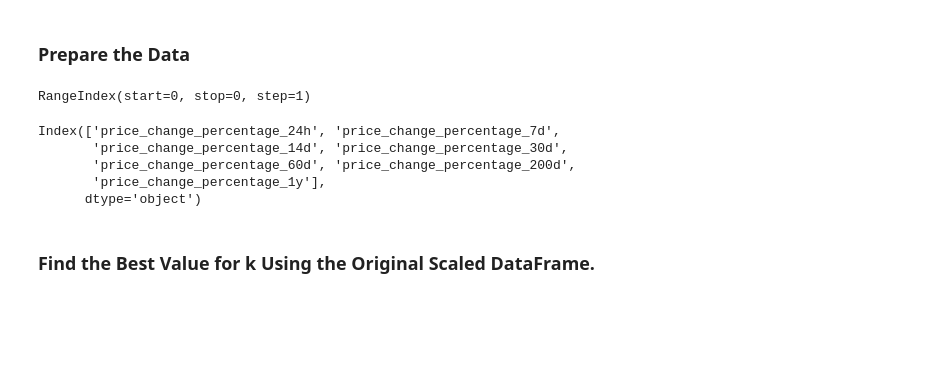
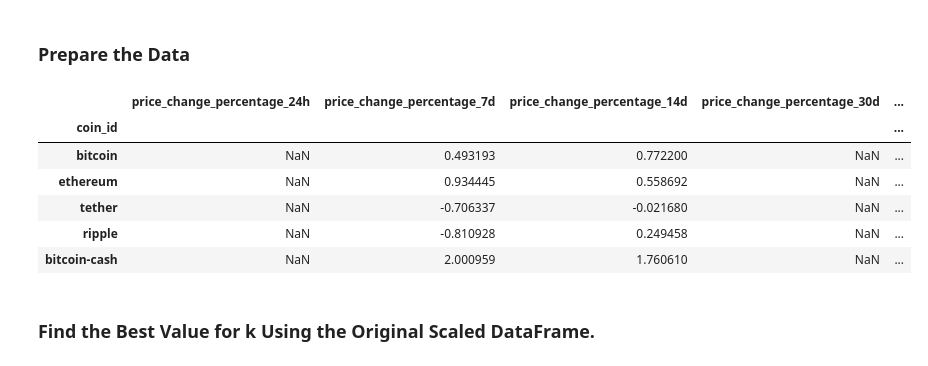
Before and after one commit to afine5/CryptoClustering, a Jupyter notebook: Crypto_Clustering.ipynb, the cells around one changed output. Drawn from its saved outputs; the diff is of its cells as text; code cells hidden in the pictures; blank space fills up the shorter version.

Commit message:
Finished first section, error with NaN values in price_change_percentage_24h

```diff
--- a/Crypto_Clustering.ipynb
+++ b/Crypto_Clustering.ipynb
@@ -36,3 +36,7 @@ market_data_df.describe()
 | 50% | -0.063410 | 3.296410 | 0.109740 | -0.042370 | ... |
 | 75% | 0.612090 | 7.602780 | 5.510740 | 4.578130 | ... |
 | max | 4.840330 | 20.694590 | 24.239190 | 140.795700 | ... |
+# %%
+print(market_data_df.isna().sum())
+
+market_data_df.fillna(market_data_df.mean(), inplace=True)
@@ -40,36 +53,41 @@ market_data_df.describe()
 ### Prepare the Data
 # %%
 # Use the `StandardScaler()` module from scikit-learn to normalize the data from the CSV file
-market_data_scaled = StandardScaler().fit_transform(market_data_df)
-
-market_data_scaled[0:5]
+scaler = StandardScaler()
+market_data_scaled = scaler.fit_transform(market_data_df)
-# %% [output]
-RangeIndex(start=0, stop=0, step=1)
 # %%
 # Create a DataFrame with the scaled data
 market_data_scaled_df = pd.DataFrame(market_data_scaled, columns=market_data_df.columns)
 
+# Copy the crypto names from the original data
+# # Set the coinid column as index
 
-# Copy the crypto names from the original data
-market_data_df['price_change_percentage_24h'] = market_data_scaled_df['price_change_percentage_24h']
-market_data_df['price_change_percentage_30d'] = market_data_scaled_df['price_change_percentage_30d']
-market_data_df['price_change_percentage_60d'] = market_data_scaled_df['price_change_percentage_60d']
-market_data_df['price_change_percentage_200d'] = market_data_scaled_df['price_change_percentage_200d']
-market_data_df['price_change_percentage_1y'] = market_data_scaled_df['price_change_percentage_1y']
+# columns_to_update = [
+#     'price_change_percentage_24h',
+#     'price_change_percentage_30d',
+#     'price_change_percentage_60d',
+#     'price_change_percentage_200d',
+#     'price_change_percentage_1y'
+# ]
 
-"""Checked to make sure the columns matched up for the new dataframe"""
-#print(market_data_scaled_df.columns)
+# for col in columns_to_update:
+#     market_data_df[col] = market_data_scaled_df[col]
 
-# Set the coinid column as index
+# """Checked to make sure the columns matched up for the new dataframe"""
+# print(market_data_scaled_df.columns)
 
+market_data_scaled_df = pd.DataFrame(market_data_scaled, index=market_data_df.index, columns=market_data_df.columns)
 
 # Display sample data
+market_data_scaled_df.head()
 # %% [output]
-Index(['price_change_percentage_24h', 'price_change_percentage_7d',
-       'price_change_percentage_14d', 'price_change_percentage_30d',
-       'price_change_percentage_60d', 'price_change_percentage_200d',
-       'price_change_percentage_1y'],
-      dtype='object')
+|  | price_change_percentage_24h | price_change_percentage_7d | price_change_percentage_14d | price_change_percentage_30d | ... |
+| coin_id |  |  |  |  | ... |
+| bitcoin | NaN | 0.493193 | 0.772200 | NaN | ... |
+| ethereum | NaN | 0.934445 | 0.558692 | NaN | ... |
+| tether | NaN | -0.706337 | -0.021680 | NaN | ... |
+| ripple | NaN | -0.810928 | 0.249458 | NaN | ... |
+| bitcoin-cash | NaN | 2.000959 | 1.760610 | NaN | ... |
 # %% [markdown]
 ### Find the Best Value for k Using the Original Scaled DataFrame.
 # %%
```
Also changed, not shown: parts of 1 cell of this notebook.
